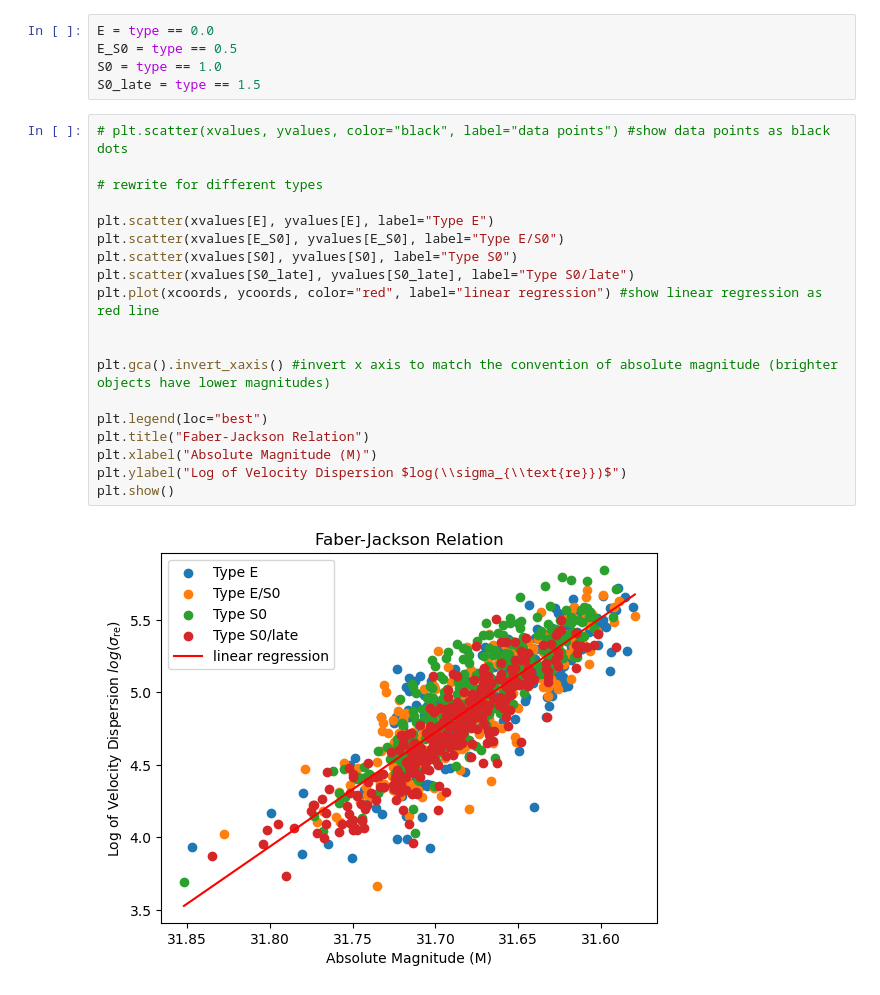
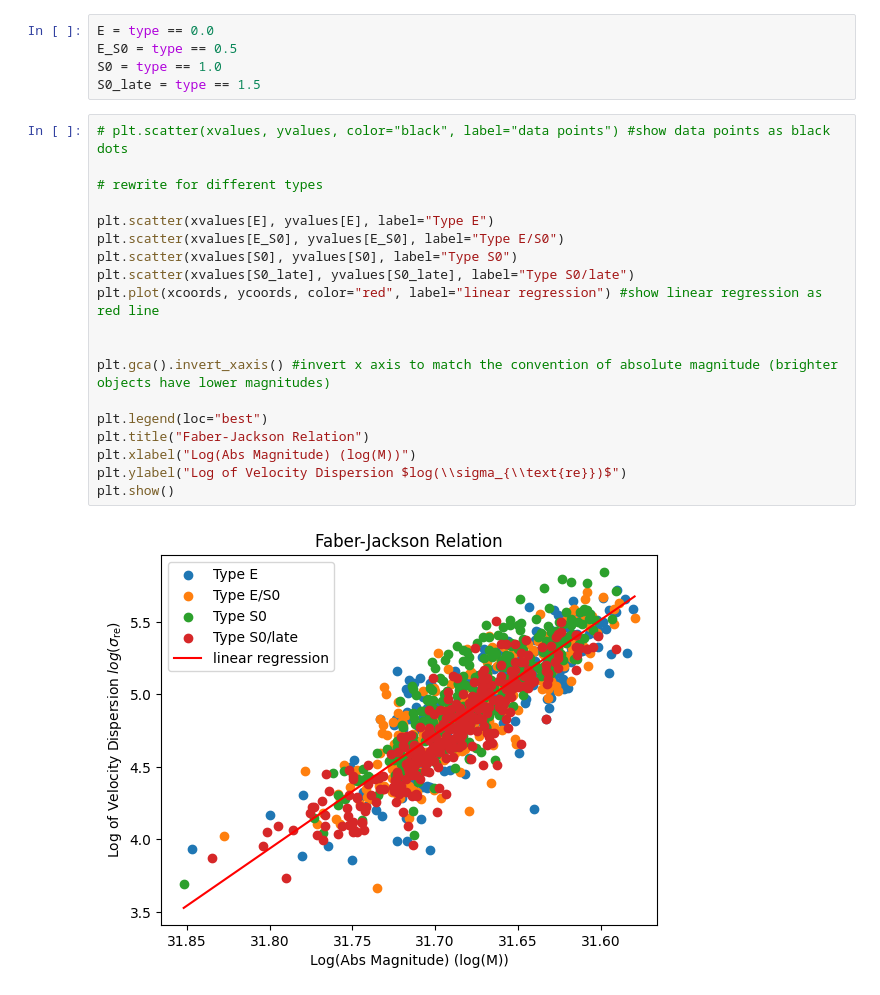
Before and after one commit to lina-pp/PHYS3116_Group3, a Jupyter notebook: Faber-Jackson.ipynb, the cells around one changed output. Drawn from its saved outputs; the diff is of its cells as text.

```diff
--- a/Faber-Jackson.ipynb
+++ b/Faber-Jackson.ipynb
@@ -30,24 +64,24 @@ S0_late = type == 1.5
 # %%
 # plt.scatter(xvalues, yvalues, color="black", label="data points") #show data points as black dots
 
 # rewrite for different types
 
 plt.scatter(xvalues[E], yvalues[E], label="Type E")
 plt.scatter(xvalues[E_S0], yvalues[E_S0], label="Type E/S0")
 plt.scatter(xvalues[S0], yvalues[S0], label="Type S0")
 plt.scatter(xvalues[S0_late], yvalues[S0_late], label="Type S0/late")
 plt.plot(xcoords, ycoords, color="red", label="linear regression") #show linear regression as red line
 
 
 plt.gca().invert_xaxis() #invert x axis to match the convention of absolute magnitude (brighter objects have lower magnitudes)
 
 plt.legend(loc="best")
 plt.title("Faber-Jackson Relation")
-plt.xlabel("Absolute Magnitude (M)")
+plt.xlabel("Log(Abs Magnitude) (log(M))")
 plt.ylabel("Log of Velocity Dispersion $log(\\sigma_{\\text{re}})$")
 plt.show()
 # %% [output]
-[figure, old version]
+[figure, new version]
 # %%
 from scipy.optimize import curve_fit
 
```
Also changed, not shown: parts of 5 cells of this notebook.
